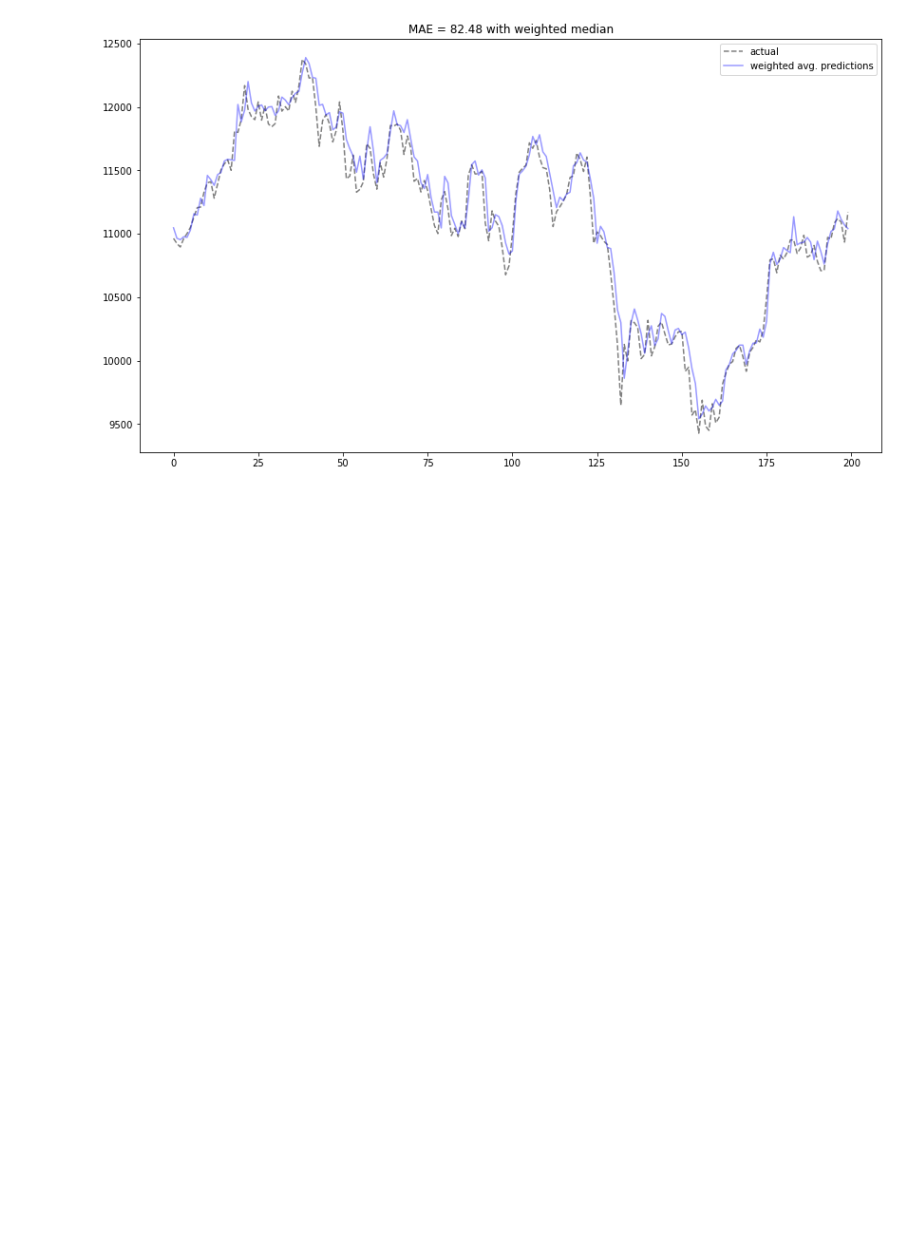
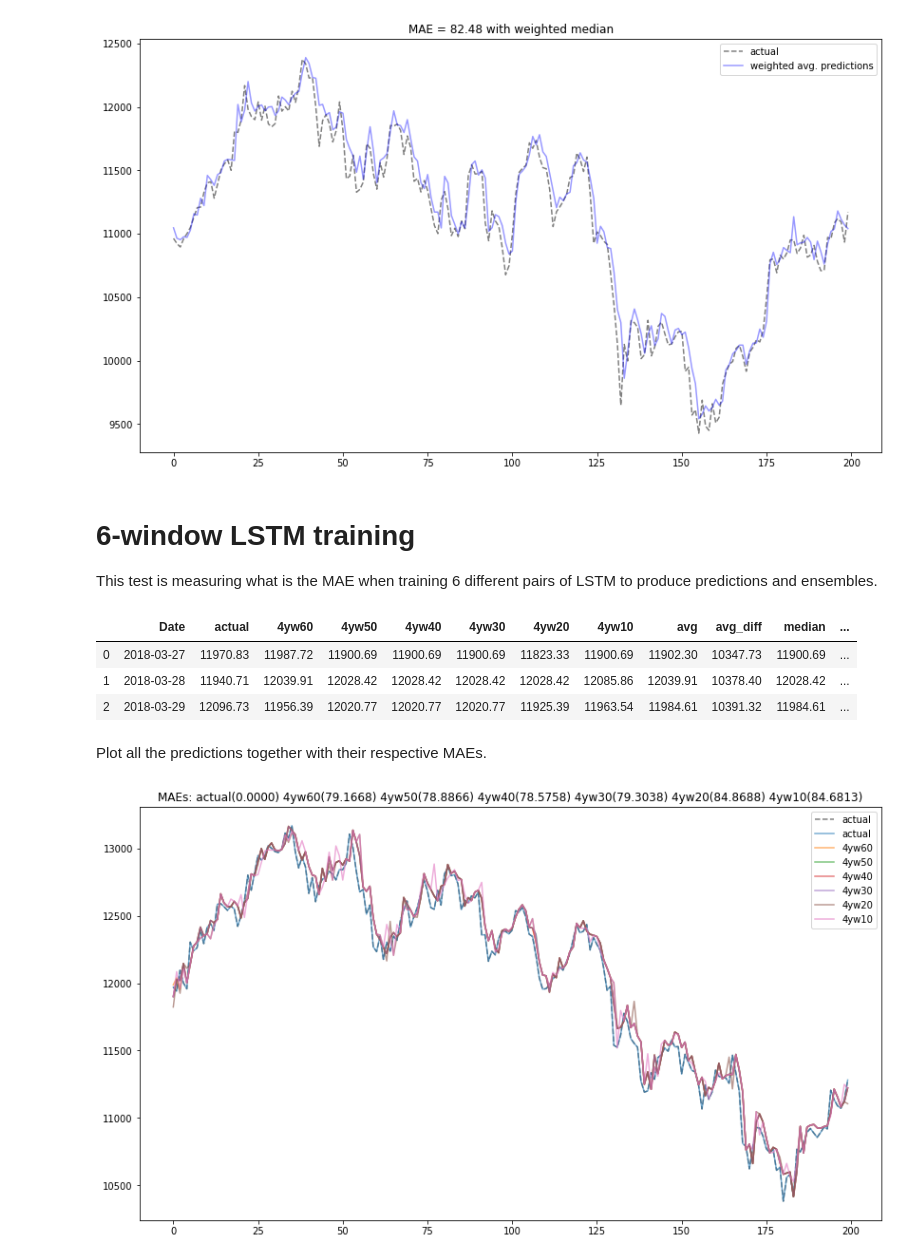
Before and after one commit to renero/trader, a Jupyter notebook: resources/ensemble predictions.ipynb, the cells around one changed output. Saved outputs shown, nothing was run; the diff lists cells and outputs as text; code cells hidden in the pictures; blank space fills up the shorter version.

Commit message:
ensemble predictions updated

```diff
--- a/resources/ensemble predictions.ipynb
+++ b/resources/ensemble predictions.ipynb
@@ -163,3 +163,37 @@ plt.legend()
 plt.show()
 # %% [output]
 [figure]
+# %% [markdown]
+# 6-window LSTM training
+
+This test is measuring what is the MAE when training 6 different pairs of LSTM to produce predictions and ensembles.
+# %%
+preds6 = pd.read_csv('/Users/renero/code/trader/output/^GDAXI/pred_DAX_2018_2019_4yw60_4yw50_4yw40_4yw30_4yw20_4yw10.csv',
+                    delimiter=',')
+preds6.head(3)
+# %% [output]
+|  | Date | actual | 4yw60 | 4yw50 | 4yw40 | 4yw30 | 4yw20 | 4yw10 | avg | avg_diff | median | ... |
+| 0 | 2018-03-27 | 11970.83 | 11987.72 | 11900.69 | 11900.69 | 11900.69 | 11823.33 | 11900.69 | 11902.30 | 10347.73 | 11900.69 | ... |
+| 1 | 2018-03-28 | 11940.71 | 12039.91 | 12028.42 | 12028.42 | 12028.42 | 12028.42 | 12085.86 | 12039.91 | 10378.40 | 12028.42 | ... |
+| 2 | 2018-03-29 | 12096.73 | 11956.39 | 12020.77 | 12020.77 | 12020.77 | 11925.39 | 11963.54 | 11984.61 | 10391.32 | 11984.61 | ... |
+# %% [markdown]
+Plot all the predictions together with their respective MAEs.
+# %%
+num_preds = preds6.columns.get_loc('avg')-1
+show_only = 200
+
+plt.figure(figsize=(14,8))
+plt.plot(preds6.actual.iloc[:show_only], 'k--', alpha=0.5, label='actual')
+mae = list()
+for i in range(num_preds):
+    plt.plot(preds6.iloc[:show_only][preds6.columns[i+1]], alpha=0.6, label=preds6.columns[i+1])
+    mae.append('{:.4f}'.format(mean_absolute_error(preds6['actual'], preds6[preds6.columns[i+1]])))
+
+maes=''
+for e in list(zip(preds6.columns[1:num_preds+1], mae)):
+    maes += ' {}({})'.format(e[0], e[1])
+plt.title('MAEs:{}'.format(maes))
+plt.legend()
+plt.show()
+# %% [output]
+[figure, added]
```
Also changed, not shown: parts of 4 cells of this notebook.
